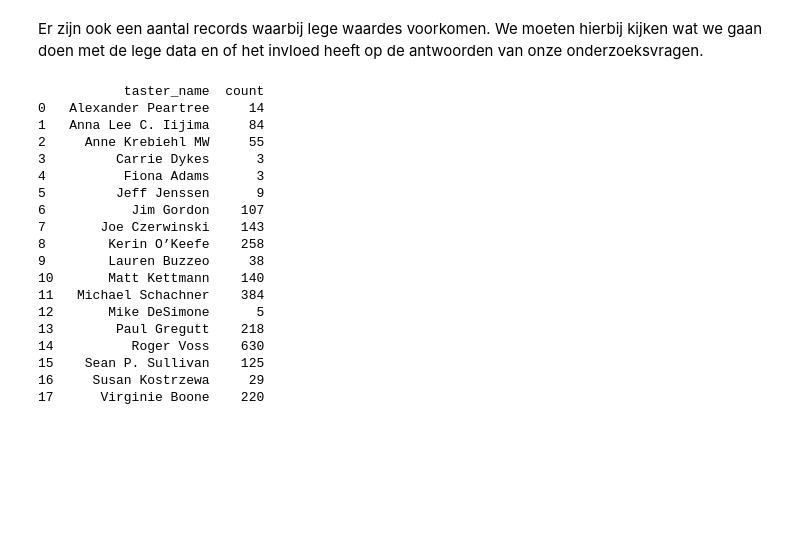
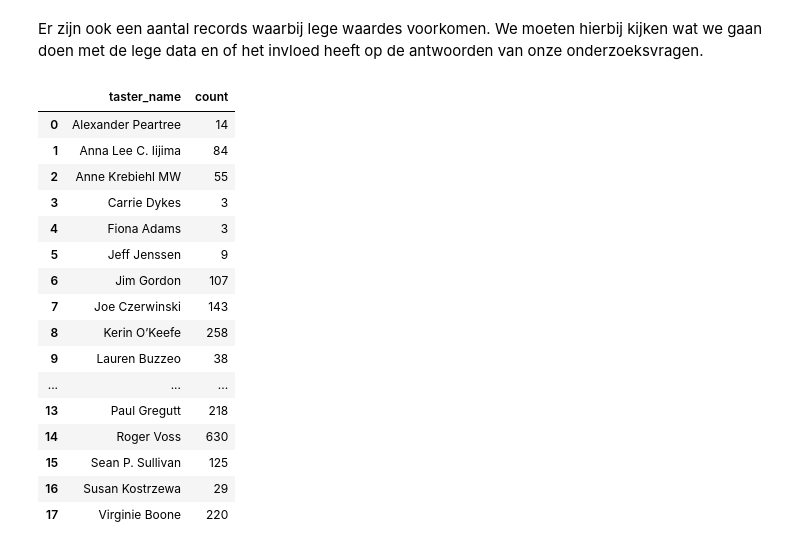
Before and after one commit to darkraisisi/cm_wine, a Jupyter notebook: Untitled.ipynb, the cells around one changed output. Drawn from its saved outputs; the diff is of its cells as text; code cells hidden in the pictures; blank space fills up the shorter version.

```diff
--- a/Untitled.ipynb
+++ b/Untitled.ipynb
@@ -55,25 +58,23 @@ wine.isnull().sum().sum()
 # %% [markdown]
 Er zijn ook een aantal records waarbij lege waardes voorkomen. We moeten hierbij kijken wat we gaan doen met de lege data en of het invloed heeft op de antwoorden van onze onderzoeksvragen.
 # %%
-wine = wine.groupby(['taster_name']).size().reset_index(name='count')
-print(wine)
+nameCount = wine.groupby(['taster_name']).size().reset_index(name='count')
+nameCount
 # %% [output]
-           taster_name  count
-0   Alexander Peartree     14
-1   Anna Lee C. Iijima     84
-2     Anne Krebiehl MW     55
-3         Carrie Dykes      3
-4          Fiona Adams      3
-5         Jeff Jenssen      9
-6           Jim Gordon    107
-7       Joe Czerwinski    143
-8        Kerin O’Keefe    258
-9        Lauren Buzzeo     38
-10       Matt Kettmann    140
-11   Michael Schachner    384
-12       Mike DeSimone      5
-13        Paul Gregutt    218
-14          Roger Voss    630
-15    Sean P. Sullivan    125
-16     Susan Kostrzewa     29
-17      Virginie Boone    220
+|  | taster_name | count |
+| 0 | Alexander Peartree | 14 |
+| 1 | Anna Lee C. Iijima | 84 |
+| 2 | Anne Krebiehl MW | 55 |
+| 3 | Carrie Dykes | 3 |
+| 4 | Fiona Adams | 3 |
+| 5 | Jeff Jenssen | 9 |
+| 6 | Jim Gordon | 107 |
+| 7 | Joe Czerwinski | 143 |
+| 8 | Kerin O’Keefe | 258 |
+| 9 | Lauren Buzzeo | 38 |
+| ... | ... | ... |
+| 13 | Paul Gregutt | 218 |
+| 14 | Roger Voss | 630 |
+| 15 | Sean P. Sullivan | 125 |
+| 16 | Susan Kostrzewa | 29 |
+| 17 | Virginie Boone | 220 |
```
Also changed, not shown: parts of 6 cells of this notebook.
